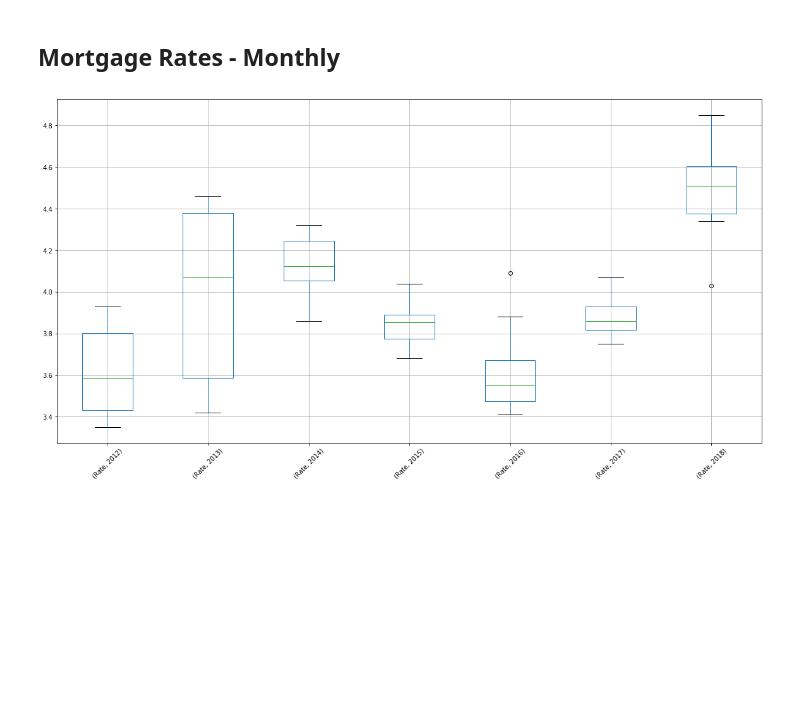
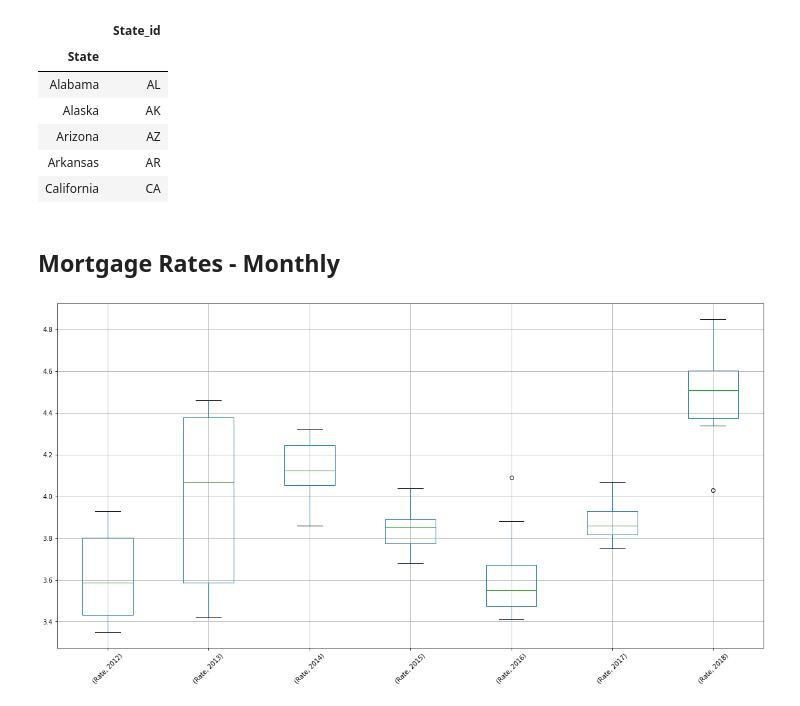
Before and after one commit to JosueGar/team_project_1, a Jupyter notebook: Randall_scratchpad.ipynb, the cells around one changed output. Cells and saved outputs as stored; diff of their text form; code cells hidden in the pictures; blank space fills up the shorter version.

```diff
--- a/Randall_scratchpad.ipynb
+++ b/Randall_scratchpad.ipynb
@@ -61,6 +68,21 @@ unemployment_rate_src = pd.read_csv(filename,encoding='latin-1')
 
 housing_crash_date = ['2008','12']
 state_geo = 'data/folium/us-states.json'
+# %%
+#build state name / id xref
+with open(state_geo) as json_file:
+    state_geo_df = json.load(json_file)
+state_geo_xref = json_normalize(state_geo_df['features']).filter(items=['id','properties.name'])
+state_geo_xref = state_geo_xref.rename(columns={'id':'State_id','properties.name':'State'}).set_index('State')
+state_geo_xref.head()
+# %% [output]
+|  | State_id |
+| State |  |
+| Alabama | AL |
+| Alaska | AK |
+| Arizona | AZ |
+| Arkansas | AR |
+| California | CA |
 # %% [markdown]
 ## Mortgage Rates - Monthly
 # %%
```
Also changed, not shown: parts of 22 cells of this notebook, 1 other file.
